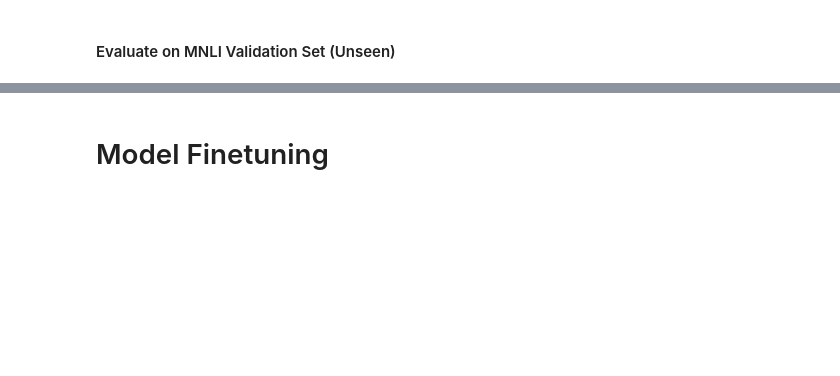
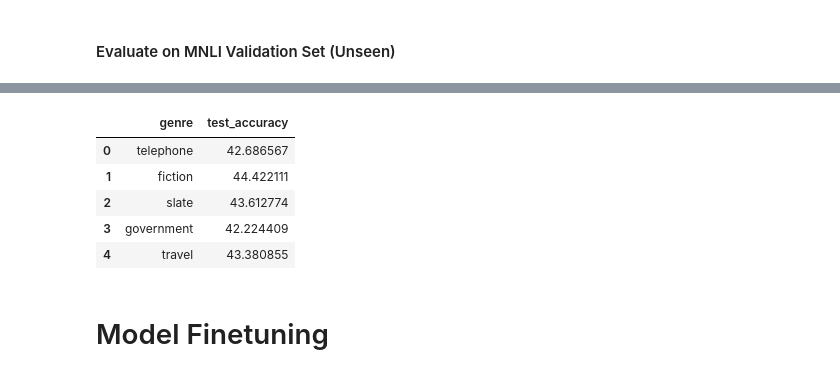
Before and after one commit to nyjgary/nlp-snli, a Jupyter notebook: nlp-snli.ipynb, the cells around one changed output, grey strips where cells are left out. Cells and saved outputs as stored; diff of their text form; code cells hidden in the pictures; blank space fills up the shorter version.

```diff
--- a/nlp-snli.ipynb
+++ b/nlp-snli.ipynb
@@ -809,2 +819,34 @@ Name: genre, dtype: int64
+# %%
+# create data loaders and put in a dictionary
+
+mnli_data_loaders = {}
+for genre in mnli_genres:
+    # create train loader
+    genre_train = mnli_val[mnli_train['genre'] == genre].copy()
+    train_sent1, train_sent2, train_labels = df_to_list(genre_train, token2id)
+    train_loader = create_data_loader(train_sent1, train_sent2, train_labels)
+    # create val loader
+    genre_val = mnli_val[mnli_val['genre'] == genre].copy()
+    val_sent1, val_sent2, val_labels = df_to_list(genre_val, token2id)
+    val_loader = create_data_loader(val_sent1, val_sent2, val_labels)
+    # return loaders as (train_loader, val_loader) tuple stored as genre's value in dict
+    mnli_data_loaders[genre] = (train_loader, val_loader)
+# %%
+rnn_eval_results = []
+for genre in mnli_genres:
+    result ={}
+    result['genre'] = genre
+    val_accuracy, val_predictions, val_labels = test_model(mnli_data_loaders[genre][1], best_rnn_model_snli)
+    result['test_accuracy'] = val_accuracy
+    rnn_eval_results.append(result)
+# %%
+pd.DataFrame.from_dict(rnn_eval_results)
+# %% [output]
+|  | genre | test_accuracy |
+| 0 | telephone | 42.686567 |
+| 1 | fiction | 44.422111 |
+| 2 | slate | 43.612774 |
+| 3 | government | 42.224409 |
+| 4 | travel | 43.380855 |
 # %% [markdown]
 # Model Finetuning
```
Also changed, not shown: parts of 5 cells of this notebook.
